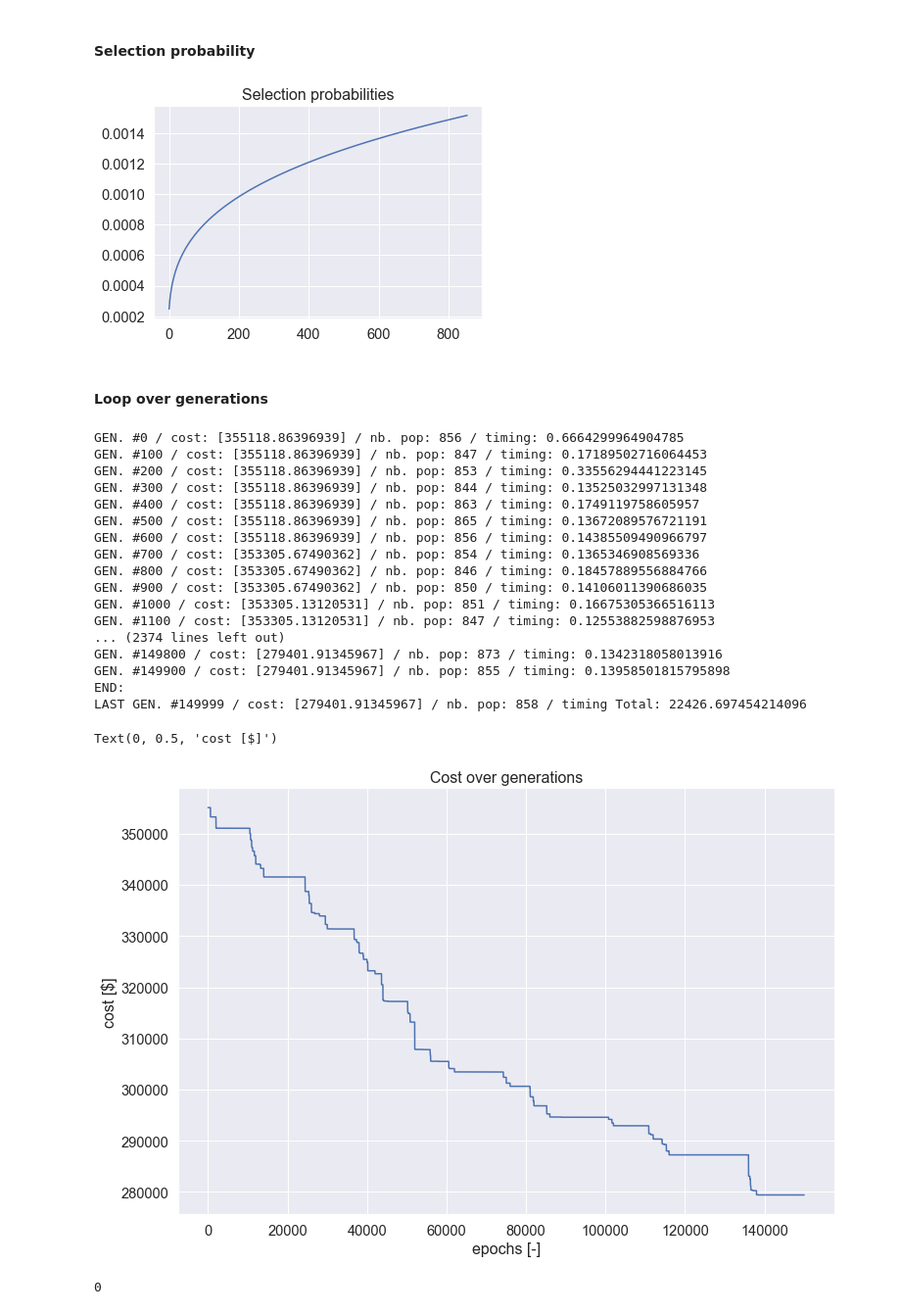
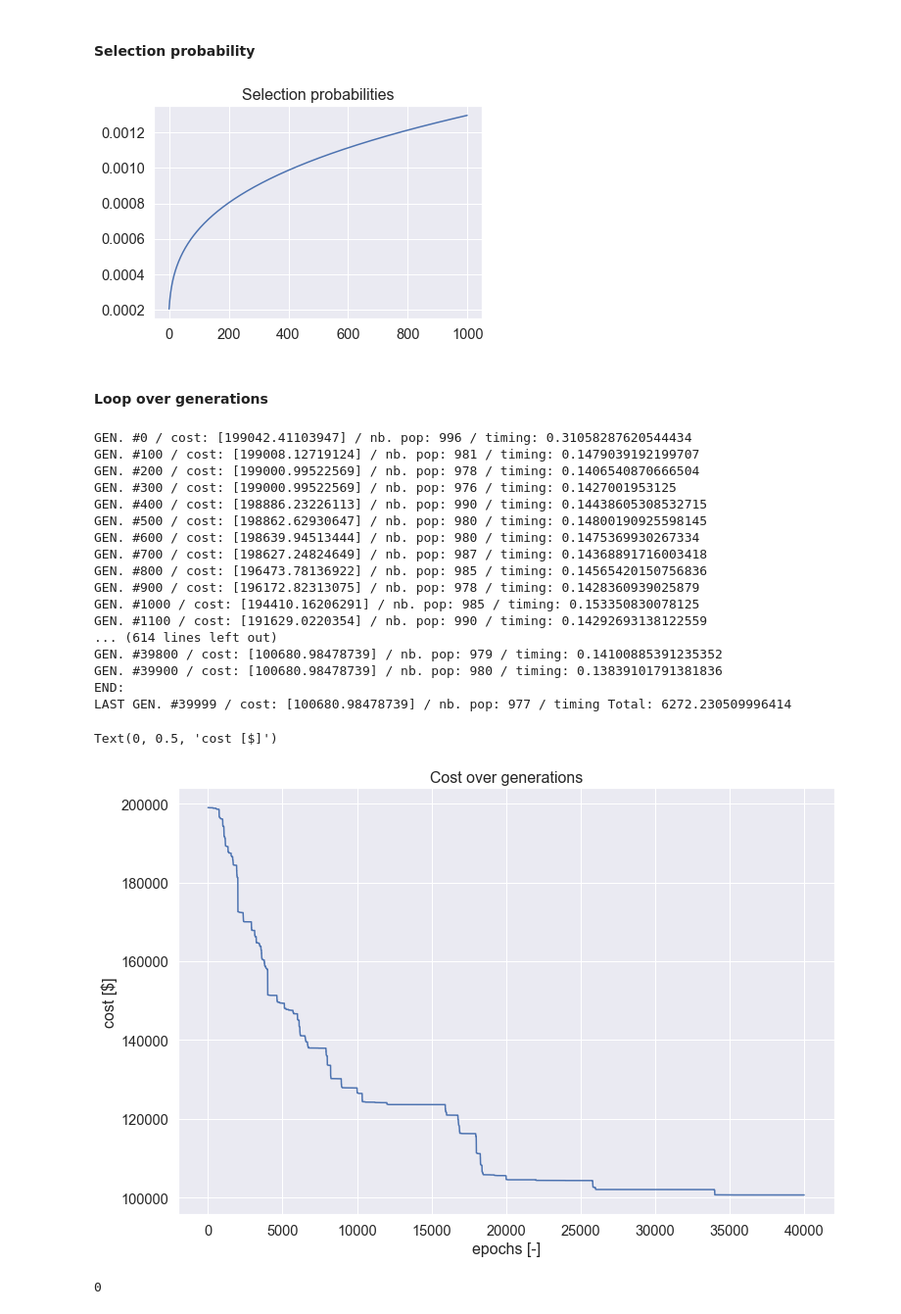
Before and after one commit to jeugregg/santa-workshop-tour-2019, a Jupyter notebook: santa-s-2019-starter-notebook.ipynb, the cells around one changed output. Shown at 98% size. Saved outputs shown, nothing was run; the diff lists cells and outputs as text; code cells hidden in the pictures.

Commit message:
update correction mutation

```diff
--- a/santa-s-2019-starter-notebook.ipynb
+++ b/santa-s-2019-starter-notebook.ipynb
@@ -1036,5 +1032,5 @@ fun_vect_mut : delta_choice:  2
 # %%
-fam_id = 0
+'''fam_id = 0
 day_curr = 100
-%timeit mutation_day(day_curr, fam_id, 1)
+%timeit mutation_day(day_curr, fam_id, 1)'''
 # %% [output]
@@ -1904,8 +1894,8 @@ df_range
 # %% [markdown]
 ##### Load Pre-generate population
 # %%
-df_pop = joblib.load(PATH_TO_SAVE_DATA + \
-'/df_pop1000_fs10_rfm0.05_dc2_rm0.95_nk_20_gen50000_s355118.86396939144.pkl')
+#df_pop = joblib.load(PATH_TO_SAVE_DATA + \
+#'/df_pop1000_fs10_rfm0.05_dc2_rm0.95_nk_20_gen50000_s355118.86396939144.pkl')
 # %%
 df_prob_fam = joblib.load(PATH_TO_SAVE_DATA + '/df_prob_fam.pkl')
 df_prob = joblib.load(PATH_TO_SAVE_DATA + '/df_prob.pkl')
@@ -1972,17 +1981,17 @@ arr_select_prob = selection_prob(df_cost, pow_selection=POW_SELECTION)
 plt.plot(np.sort(arr_select_prob))
 plt.title("Selection probabilities");
 # %% [output]
-[figure, old version]
+[figure, new version]
 # %% [markdown]
 ####  Loop over generations
 # %%
 ## HYPERPARAMETERS
 
 # TEST NEW PARAM
-NB_MAX_EPOCHS = 10000
-R_POP_MUT = 0.05
+NB_MAX_EPOCHS = 40000
+R_POP_MUT = 0.1
 R_MUT = 0.01
-DELTA_CHOICE = 1
+DELTA_CHOICE = 2
 NB_BEST_KEEP = 20
 POW_SELECTION = 0.3
 flag_boost = True
@@ -2166,50 +2175,50 @@ for gen_id in range(0, NB_MAX_EPOCHS):
         print("Timing eval: ", t_eval_1 - t_eval_0)
 
     ##########
     # DISPLAY
     #
     t_epoch_1 = time.time()
     if (flag_prompt) | (gen_id % prompt_freq == 0):
         print("GEN. #{} / cost: {} / nb. pop: {} / timing: {}".format(gen_id,
                         df_cost.sort_values(by="cost").head(1)["cost"].values,
                                                        df_pop.shape[0],
                                                       t_epoch_1 - t_epoch_0))
         #print("Max Same indiv nb : ", find_max_same_indiv(arr_pop))
 
 # timing
 t_fit_1 = time.time()
 print("END:")
 print("LAST GEN. #{} / cost: {} / nb. pop: {} / timing Total: {}".format(gen_id,
                         df_cost.sort_values(by="cost").head(1)["cost"].values,
                                                        df_pop.shape[0],
                                                       t_fit_1 - t_fit_0))
 # figure
 fig = plt.figure(figsize=(12, 8))
 plt.plot(list_best_cost)
 plt.title("Cost over generations")
 ax = fig.gca()
 ax.set_xlabel("epochs [-]")
 ax.set_ylabel("cost [$]")
 # %% [output]
-GEN. #0 / cost: [355118.86396939] / nb. pop: 856 / timing: 0.6664299964904785
-GEN. #100 / cost: [355118.86396939] / nb. pop: 847 / timing: 0.17189502716064453
-GEN. #200 / cost: [355118.86396939] / nb. pop: 853 / timing: 0.33556294441223145
-GEN. #300 / cost: [355118.86396939] / nb. pop: 844 / timing: 0.13525032997131348
-GEN. #400 / cost: [355118.86396939] / nb. pop: 863 / timing: 0.1749119758605957
-GEN. #500 / cost: [355118.86396939] / nb. pop: 865 / timing: 0.13672089576721191
-GEN. #600 / cost: [355118.86396939] / nb. pop: 856 / timing: 0.14385509490966797
-GEN. #700 / cost: [353305.67490362] / nb. pop: 854 / timing: 0.1365346908569336
-GEN. #800 / cost: [353305.67490362] / nb. pop: 846 / timing: 0.18457889556884766
-GEN. #900 / cost: [353305.67490362] / nb. pop: 850 / timing: 0.14106011390686035
-GEN. #1000 / cost: [353305.13120531] / nb. pop: 851 / timing: 0.16675305366516113
-GEN. #1100 / cost: [353305.13120531] / nb. pop: 847 / timing: 0.12553882598876953
-... (2374 lines left out)
-GEN. #149800 / cost: [279401.91345967] / nb. pop: 873 / timing: 0.1342318058013916
-GEN. #149900 / cost: [279401.91345967] / nb. pop: 855 / timing: 0.13958501815795898
+GEN. #0 / cost: [199042.41103947] / nb. pop: 996 / timing: 0.31058287620544434
+GEN. #100 / cost: [199008.12719124] / nb. pop: 981 / timing: 0.1479039192199707
+GEN. #200 / cost: [199000.99522569] / nb. pop: 978 / timing: 0.1406540870666504
+GEN. #300 / cost: [199000.99522569] / nb. pop: 976 / timing: 0.1427001953125
+GEN. #400 / cost: [198886.23226113] / nb. pop: 990 / timing: 0.14438605308532715
+GEN. #500 / cost: [198862.62930647] / nb. pop: 980 / timing: 0.14800190925598145
+GEN. #600 / cost: [198639.94513444] / nb. pop: 980 / timing: 0.1475369930267334
+GEN. #700 / cost: [198627.24824649] / nb. pop: 987 / timing: 0.14368891716003418
+GEN. #800 / cost: [196473.78136922] / nb. pop: 985 / timing: 0.14565420150756836
+GEN. #900 / cost: [196172.82313075] / nb. pop: 978 / timing: 0.1428360939025879
+GEN. #1000 / cost: [194410.16206291] / nb. pop: 985 / timing: 0.153350830078125
+GEN. #1100 / cost: [191629.0220354] / nb. pop: 990 / timing: 0.14292693138122559
+... (614 lines left out)
+GEN. #39800 / cost: [100680.98478739] / nb. pop: 979 / timing: 0.14100885391235352
+GEN. #39900 / cost: [100680.98478739] / nb. pop: 980 / timing: 0.13839101791381836
 END:
-LAST GEN. #149999 / cost: [279401.91345967] / nb. pop: 858 / timing Total: 22426.697454214096
+LAST GEN. #39999 / cost: [100680.98478739] / nb. pop: 977 / timing Total: 6272.230509996414
 Text(0, 0.5, 'cost [$]')
-[figure, old version]
+[figure, new version]
 # %%
 find_max_same_indiv(df_pop)
 # %% [output]
```
Also changed, not shown: parts of 13 cells of this notebook, 1 other file.
